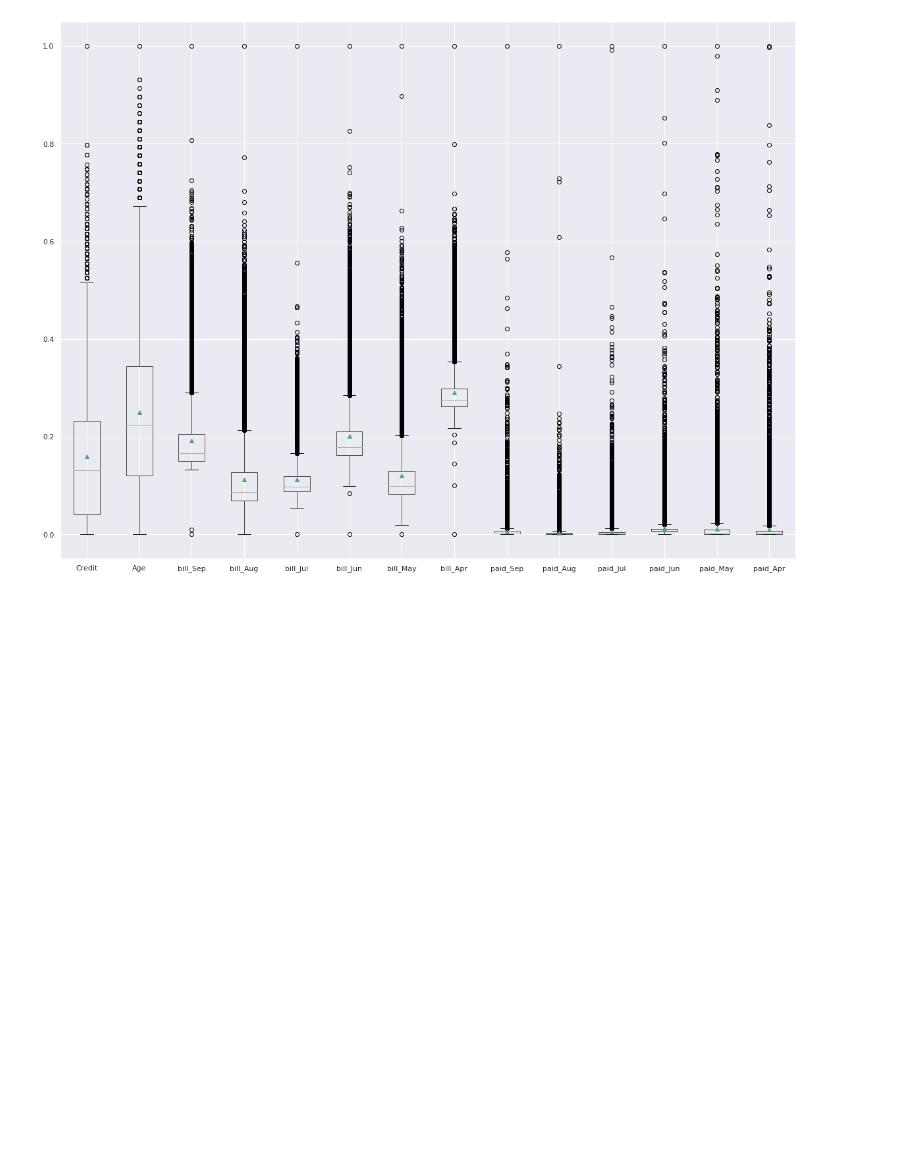
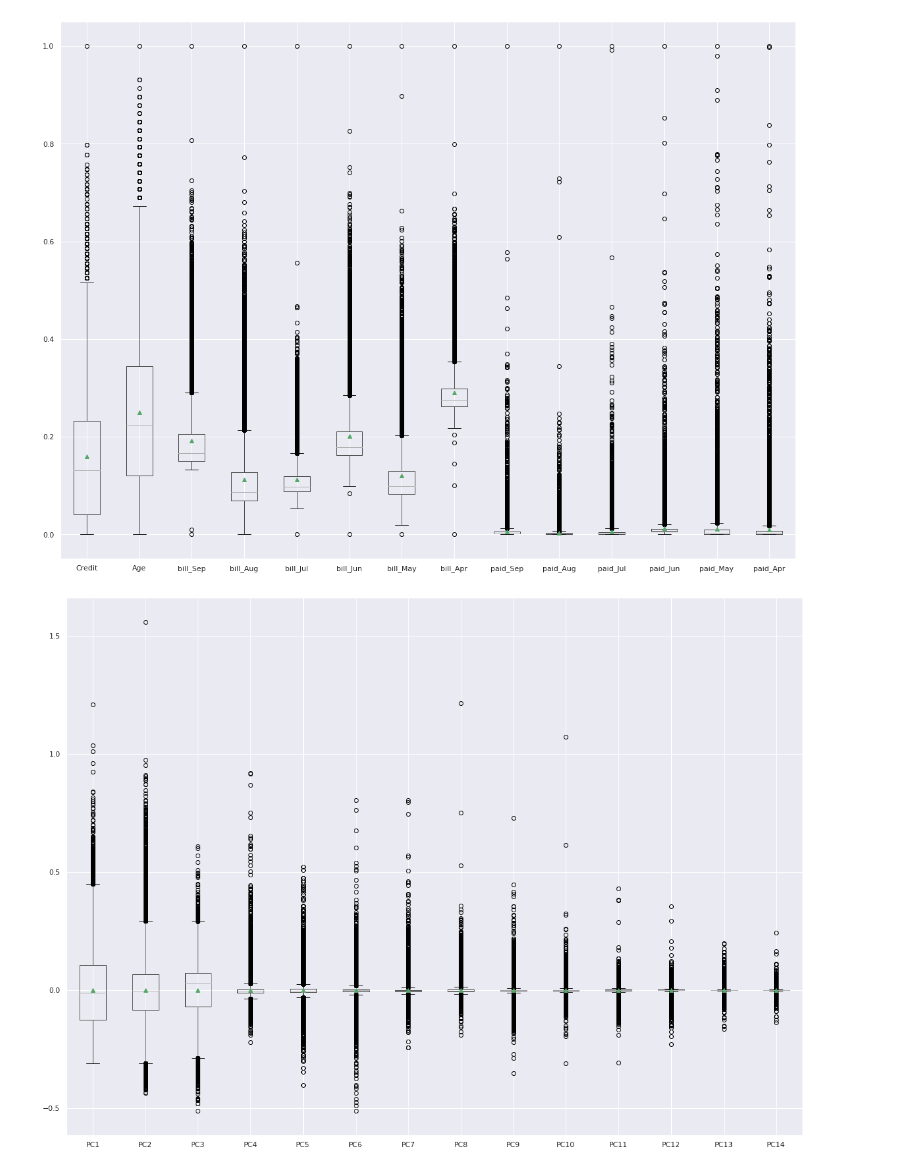
Before and after one commit to PosgradoMNA/actividades-del-projecto-team-1, a Jupyter notebook: Semana4_Actividad4_Team1.ipynb, the cells around one changed output. Saved outputs shown, nothing was run; the diff lists cells and outputs as text; code cells hidden in the pictures; blank space fills up the shorter version.

```diff
--- a/Semana4_Actividad4_Team1.ipynb
+++ b/Semana4_Actividad4_Team1.ipynb
@@ -147,7 +147,8 @@ from sklearn.decomposition import PCA
 pcs = PCA()
 pcs_columns= ['PC1','PC2','PC3','PC4','PC5','PC6','PC7','PC8','PC9','PC10','PC11','PC12','PC13','PC14']
 pcs_t = pcs.fit_transform(scaled_df_num)
-pd.DataFrame(pcs_t, columns=pcs_columns)
+pca_df=pd.DataFrame(pcs_t, columns=pcs_columns)
+pca_df
 # %% [output]
 |  | PC1 | PC2 | PC3 | PC4 | PC5 | PC6 | PC7 | PC8 | PC9 | PC10 | PC11 | ... |
 | 0 | -0.262126 | -0.026826 | 0.028143 | -0.001057 | 0.000751 | -0.000307 | -0.000109 | -0.000632 | 0.000694 | -0.000037 | 0.000402 | ... |
@@ -273,7 +316,9 @@ plt.show()
 # %% [output]
 [figure]
 # %%
-scaled_outliers=scaled_df_num.boxplot(figsize = (20,15), showmeans=True)
+scaled_outliers=pca_df.boxplot(figsize = (20,15), showmeans=True)
 scaled_outliers.plot()
 
 plt.show()
+# %% [output]
+[figure, added]
```
Also changed, not shown: parts of 8 cells of this notebook.
